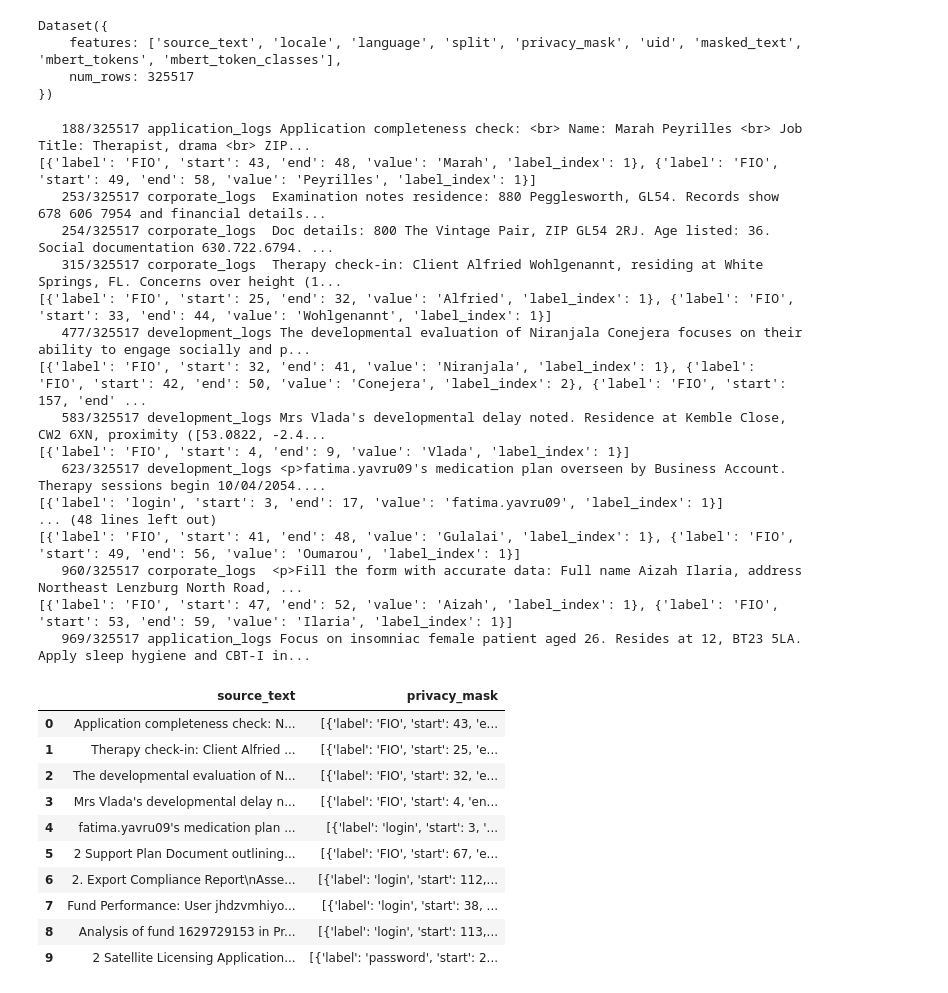
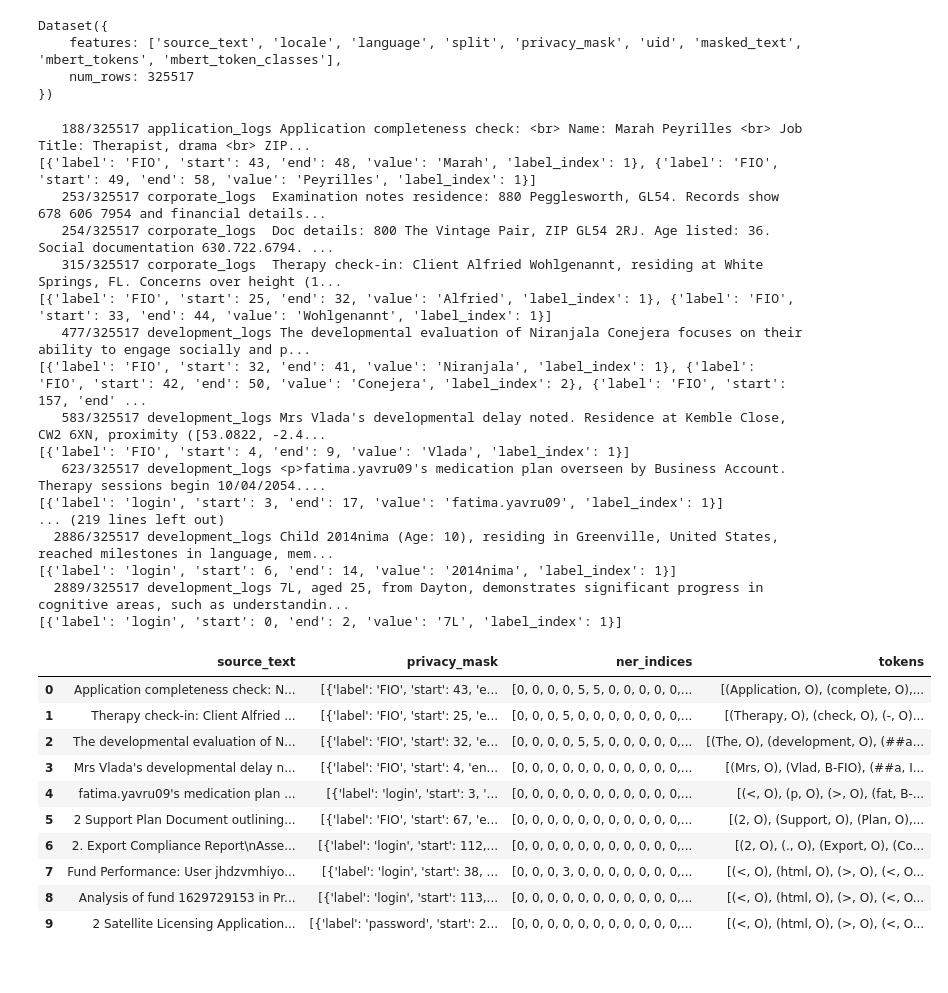
Before and after one commit to Arseny20/robustLLM, a Jupyter notebook: get_logs.ipynb, the cells around one changed output. Cells and saved outputs as stored; diff of their text form; code cells hidden in the pictures.

```diff
--- a/get_logs.ipynb
+++ b/get_logs.ipynb
@@ -91,9 +130,13 @@ labels = [
     "not_logs",
 ]
 
+
 texts = list()
 masks = list()
-for i in range(1000): # здесь вставить кол-во записей
+indices = list()
+tokens = list()
+
+for i in range(3000): # здесь вставить кол-во записей
     result = classifier(df[i]["source_text"], labels, multi_label=False)
     if result['labels'][0] in labels[0:3]:
         print(f"{i:6}/{df.shape[0]} {result['labels'][0]:15} {df[i]['source_text'][:100]}...")
@@ -101,8 +144,12 @@ for i in range(1000): # здесь вставить кол-во записей
         if json_to_insert:
             print(json_to_insert)
             text_to_insert = edit_text(df[i]['source_text'])
+            ner_indices = word_to_ner(text_to_insert, json_to_insert)
+            tokens_to_insert = tokens_marking(df[i]['mbert_tokens'], df[i]['mbert_token_classes'])
             texts.append(text_to_insert)
             masks.append(json_to_insert)
+            indices.append(ner_indices)
+            tokens.append(tokens_to_insert)
 # %% [output]
    188/325517 application_logs Application completeness check: <br> Name: Marah Peyrilles <br> Job Title: Therapist, drama <br> ZIP...
 [{'label': 'FIO', 'start': 43, 'end': 48, 'value': 'Marah', 'label_index': 1}, {'label': 'FIO', 'start': 49, 'end': 58, 'value': 'Peyrilles', 'label_index': 1}]
@@ -116,27 +163,29 @@ for i in range(1000): # здесь вставить кол-во записей
 [{'label': 'FIO', 'start': 4, 'end': 9, 'value': 'Vlada', 'label_index': 1}]
    623/325517 development_logs <p>fatima.yavru09's medication plan overseen by Business Account. Therapy sessions begin 10/04/2054....
 [{'label': 'login', 'start': 3, 'end': 17, 'value': 'fatima.yavru09', 'label_index': 1}]
-... (48 lines left out)
-[{'label': 'FIO', 'start': 41, 'end': 48, 'value': 'Gulalai', 'label_index': 1}, {'label': 'FIO', 'start': 49, 'end': 56, 'value': 'Oumarou', 'label_index': 1}]
-   960/325517 corporate_logs  <p>Fill the form with accurate data: Full name Aizah Ilaria, address Northeast Lenzburg North Road, ...
-[{'label': 'FIO', 'start': 47, 'end': 52, 'value': 'Aizah', 'label_index': 1}, {'label': 'FIO', 'start': 53, 'end': 59, 'value': 'Ilaria', 'label_index': 1}]
-   969/325517 application_logs Focus on insomniac female patient aged 26. Resides at 12, BT23 5LA. Apply sleep hygiene and CBT-I in...
+... (219 lines left out)
+  2886/325517 development_logs Child 2014nima (Age: 10), residing in Greenville, United States, reached milestones in language, mem...
+[{'label': 'login', 'start': 6, 'end': 14, 'value': '2014nima', 'label_index': 1}]
+  2889/325517 development_logs 7L, aged 25, from Dayton, demonstrates significant progress in cognitive areas, such as understandin...
+[{'label': 'login', 'start': 0, 'end': 2, 'value': '7L', 'label_index': 1}]
 # %%
 new_data = pd.DataFrame({
     "source_text": texts,
-    "privacy_mask": masks
+    "privacy_mask": masks,
+    "ner_indices": indices,
+    "tokens": tokens
 })
 new_data.to_csv('logs_data.csv', index=None)
 new_data.head(10)
 # %% [output]
-|  | source_text | privacy_mask |
-| 0 | Application completeness check: N... | [{'label': 'FIO', 'start': 43, 'e... |
-| 1 | Therapy check-in: Client Alfried ... | [{'label': 'FIO', 'start': 25, 'e... |
-| 2 | The developmental evaluation of N... | [{'label': 'FIO', 'start': 32, 'e... |
-| 3 | Mrs Vlada's developmental delay n... | [{'label': 'FIO', 'start': 4, 'en... |
-| 4 | fatima.yavru09's medication plan ... | [{'label': 'login', 'start': 3, '... |
-| 5 | 2 Support Plan Document outlining... | [{'label': 'FIO', 'start': 67, 'e... |
-| 6 | 2. Export Compliance Report\nAsse... | [{'label': 'login', 'start': 112,... |
-| 7 | Fund Performance: User jhdzvmhiyo... | [{'label': 'login', 'start': 38, ... |
-| 8 | Analysis of fund 1629729153 in Pr... | [{'label': 'login', 'start': 113,... |
-| 9 | 2 Satellite Licensing Application... | [{'label': 'password', 'start': 2... |
+|  | source_text | privacy_mask | ner_indices | tokens |
+| 0 | Application completeness check: N... | [{'label': 'FIO', 'start': 43, 'e... | [0, 0, 0, 0, 5, 5, 0, 0, 0, 0, 0,... | [(Application, O), (complete, O),... |
+| 1 | Therapy check-in: Client Alfried ... | [{'label': 'FIO', 'start': 25, 'e... | [0, 0, 0, 5, 0, 0, 0, 0, 0, 0, 0,... | [(Therapy, O), (check, O), (-, O)... |
+| 2 | The developmental evaluation of N... | [{'label': 'FIO', 'start': 32, 'e... | [0, 0, 0, 0, 5, 5, 0, 0, 0, 0, 0,... | [(The, O), (development, O), (##a... |
+| 3 | Mrs Vlada's developmental delay n... | [{'label': 'FIO', 'start': 4, 'en... | [0, 0, 0, 0, 0, 0, 0, 0, 0, 0, 0,... | [(Mrs, O), (Vlad, B-FIO), (##a, I... |
+| 4 | fatima.yavru09's medication plan ... | [{'label': 'login', 'start': 3, '... | [0, 0, 0, 0, 0, 0, 0, 0, 0, 0, 0,... | [(<, O), (p, O), (>, O), (fat, B-... |
+| 5 | 2 Support Plan Document outlining... | [{'label': 'FIO', 'start': 67, 'e... | [0, 0, 0, 0, 0, 0, 0, 0, 0, 0, 0,... | [(2, O), (Support, O), (Plan, O),... |
+| 6 | 2. Export Compliance Report\nAsse... | [{'label': 'login', 'start': 112,... | [0, 0, 0, 0, 0, 0, 0, 0, 0, 0, 0,... | [(2, O), (., O), (Export, O), (Co... |
+| 7 | Fund Performance: User jhdzvmhiyo... | [{'label': 'login', 'start': 38, ... | [0, 0, 0, 3, 0, 0, 0, 0, 0, 0, 0,... | [(<, O), (html, O), (>, O), (<, O... |
+| 8 | Analysis of fund 1629729153 in Pr... | [{'label': 'login', 'start': 113,... | [0, 0, 0, 0, 0, 0, 0, 0, 0, 0, 0,... | [(<, O), (html, O), (>, O), (<, O... |
+| 9 | 2 Satellite Licensing Application... | [{'label': 'password', 'start': 2... | [0, 0, 0, 0, 0, 0, 0, 0, 0, 0, 0,... | [(<, O), (html, O), (>, O), (<, O... |
```
Also changed, not shown: parts of 1 cell of this notebook.
